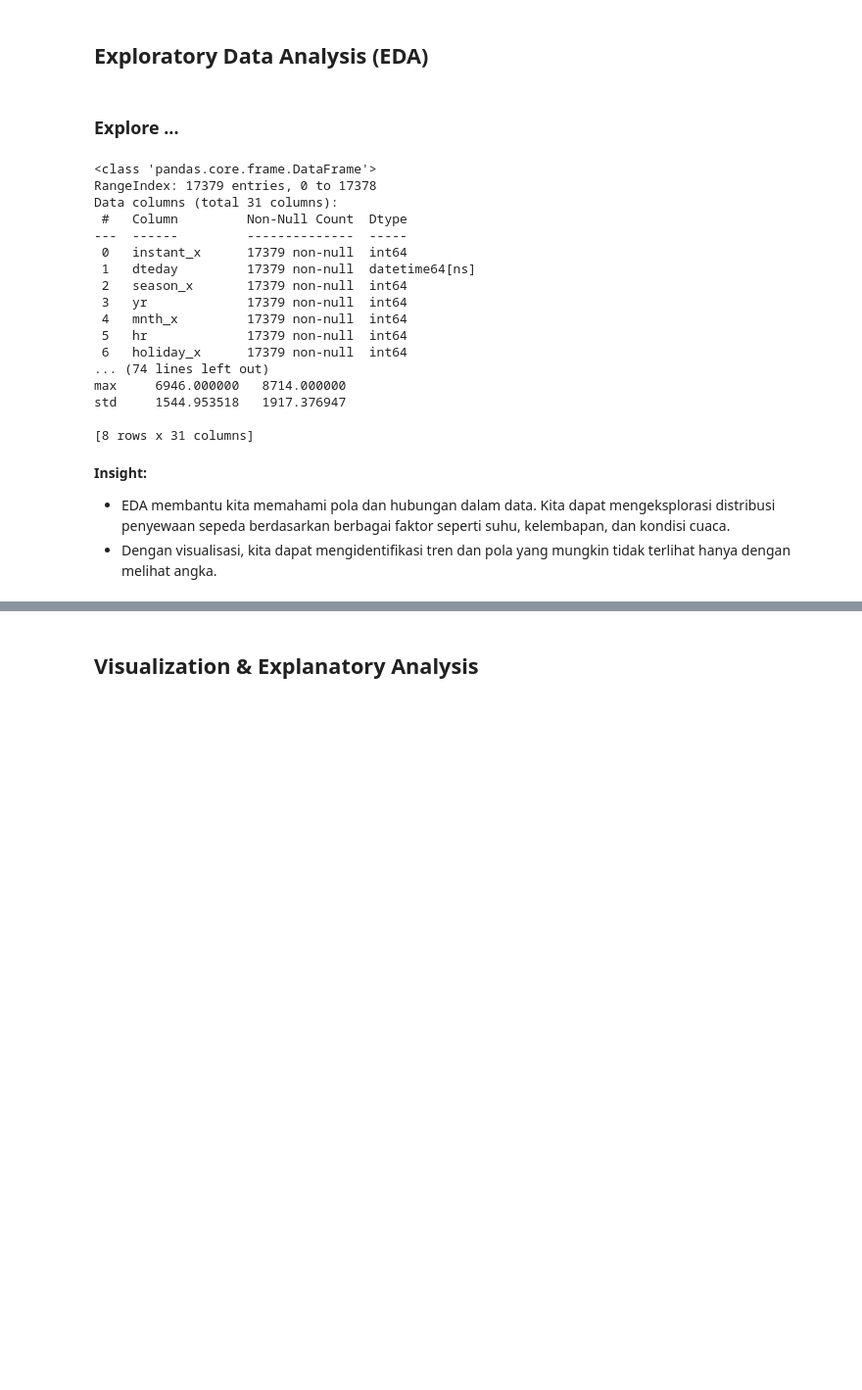
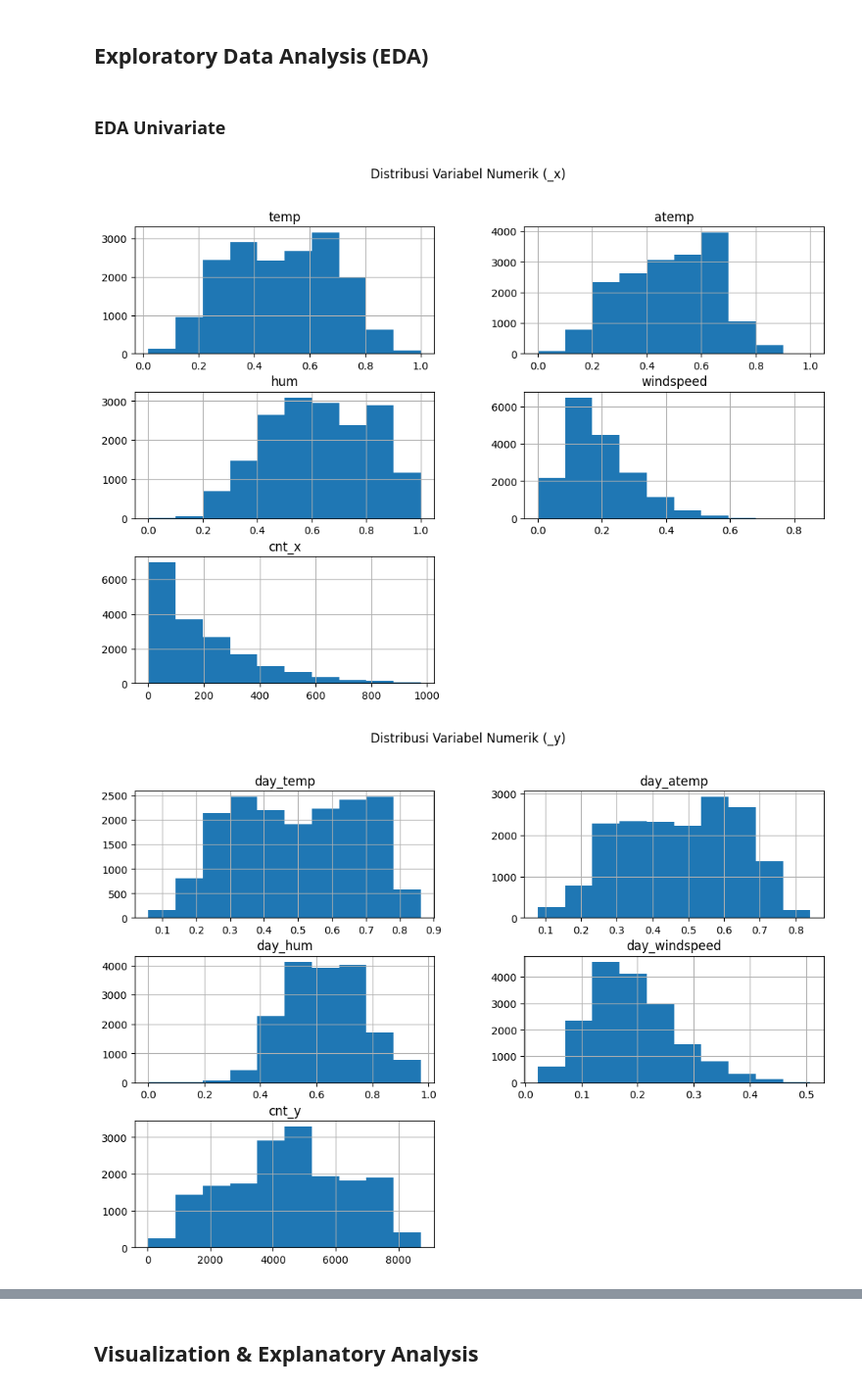
Before and after one commit to aatiquns/ml-dicoding-submission-bike, a Jupyter notebook: notebook.ipynb, the cells around one changed output, grey strips where cells are left out. Shown at 98% size. Cells and saved outputs as stored; diff of their text form; code cells hidden in the pictures; blank space fills up the shorter version.

Commit message:
new notebook

```diff
--- a/notebook.ipynb
+++ b/notebook.ipynb
@@ -23,7 +28,7 @@ import seaborn as sns
 # %%
 # Membaca dataset
-hour_data = pd.read_csv('hour.csv')
-day_data = pd.read_csv('day.csv')
+hour_data = pd.read_csv('/content/drive/MyDrive/Colab Notebooks/Bike-sharing-dataset/hour.csv')
+day_data = pd.read_csv('/content/drive/MyDrive/Colab Notebooks/Bike-sharing-dataset/day.csv')
 # %% [markdown]
 **Insight:**
 - Pada tahap ini, kita mengumpulkan data dari dua sumber: hour.csv dan day.csv. Data ini berisi informasi tentang penyewaan sepeda, termasuk waktu, suhu, kelembapan, dan kondisi cuaca.
@@ -105,34 +148,18 @@ dtype: int64
 - Dengan membersihkan data, kita mengurangi risiko kesalahan dalam analisis dan visualisasi.
 # %% [markdown]
 ## Exploratory Data Analysis (EDA)
-# %% [markdown]
-### Explore ...
-# %%
-# Menggabungkan dataset
-main_data = pd.merge(hour_data, day_data, on=['dteday', 'yr'], how='inner')
-
-# Melihat informasi umum tentang dataset gabungan
-print(main_data.info())
-print(main_data.describe())
-# %% [output]
-<class 'pandas.core.frame.DataFrame'>
-RangeIndex: 17379 entries, 0 to 17378
-Data columns (total 31 columns):
- #   Column         Non-Null Count  Dtype
----  ------         --------------  -----
- 0   instant_x      17379 non-null  int64
- 1   dteday         17379 non-null  datetime64[ns]
- 2   season_x       17379 non-null  int64
- 3   yr             17379 non-null  int64
- 4   mnth_x         17379 non-null  int64
- 5   hr             17379 non-null  int64
- 6   holiday_x      17379 non-null  int64
-... (74 lines left out)
-max     6946.000000   8714.000000
-std     1544.953518   1917.376947
-
-[8 rows x 31 columns]
-# %% [markdown]
-**Insight:**
-- EDA membantu kita memahami pola dan hubungan dalam data. Kita dapat mengeksplorasi distribusi penyewaan sepeda berdasarkan berbagai faktor seperti suhu, kelembapan, dan kondisi cuaca.
-- Dengan visualisasi, kita dapat mengidentifikasi tren dan pola yang mungkin tidak terlihat hanya dengan melihat angka.
+# %% [markdown]
+### EDA Univariate
+# %%
+# Distribusi variabel numerik untuk data jam (_x)
+main_data[['temp', 'atemp', 'hum', 'windspeed', 'cnt_x']].hist(figsize=(12, 8))
+plt.suptitle('Distribusi Variabel Numerik (_x)')
+plt.show()
+
+# Distribusi variabel numerik untuk data hari (_y)
+main_data[['day_temp', 'day_atemp', 'day_hum', 'day_windspeed', 'cnt_y']].hist(figsize=(12, 8))
+plt.suptitle('Distribusi Variabel Numerik (_y)')
+plt.show()
+# %% [output]
+[figure, added]
+[figure, added]
```
Also changed, not shown: parts of 37 cells of this notebook, 1 other file.
